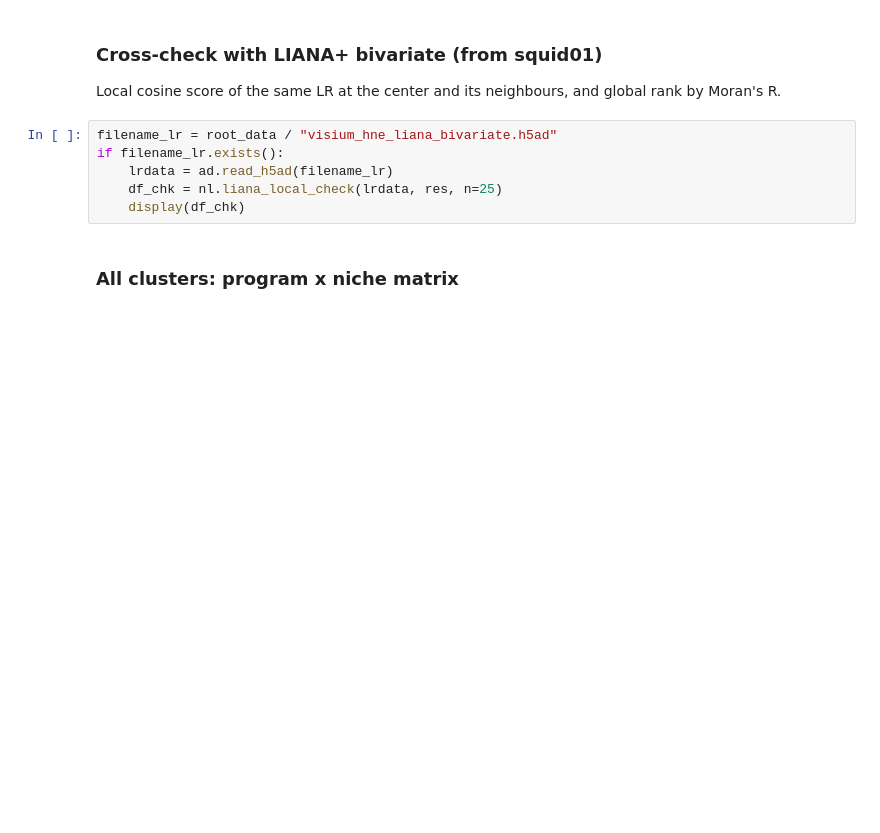
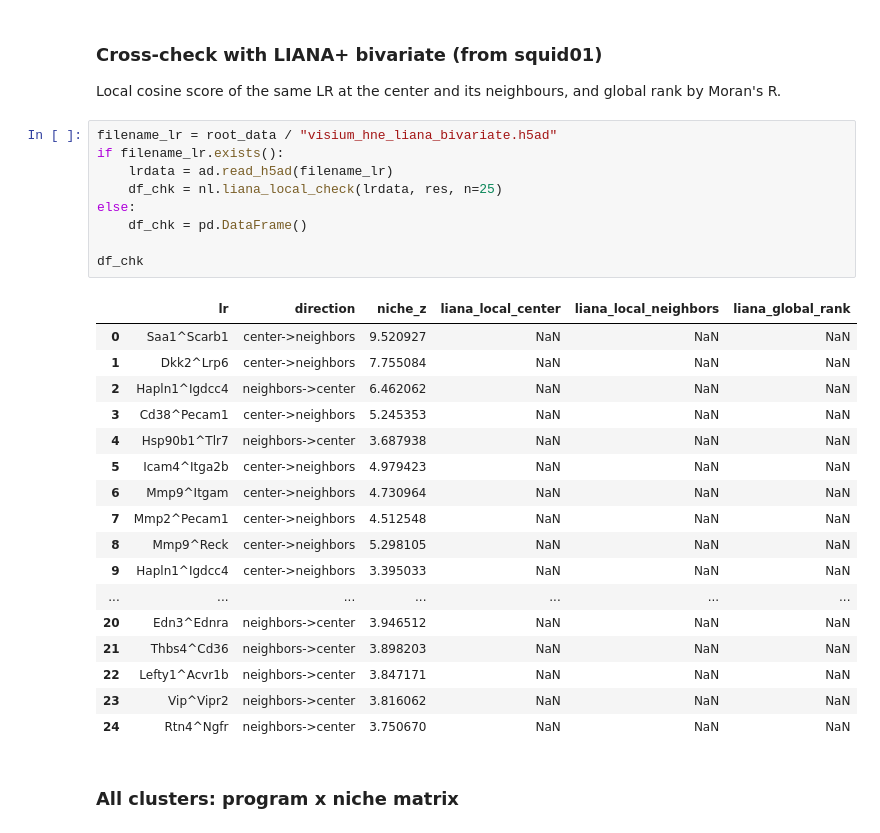
Before and after one commit to flalix/cell_cell_communication, a Jupyter notebook: notebooks/squid03_niche_LigRec_programs.ipynb, the cells around one changed output. Cells and saved outputs as stored; diff of their text form; blank space fills up the shorter version.

```diff
--- a/notebooks/squid03_niche_LigRec_programs.ipynb
+++ b/notebooks/squid03_niche_LigRec_programs.ipynb
@@ -321,9 +386,30 @@ Local cosine score of the same LR at the center and its neighbours, and global r
 # %%
 filename_lr = root_data / "visium_hne_liana_bivariate.h5ad"
 if filename_lr.exists():
     lrdata = ad.read_h5ad(filename_lr)
     df_chk = nl.liana_local_check(lrdata, res, n=25)
-    display(df_chk)
+else:
+    df_chk = pd.DataFrame()
+
+df_chk
+# %% [output]
+|  | lr | direction | niche_z | liana_local_center | liana_local_neighbors | liana_global_rank |
+| 0 | Saa1^Scarb1 | center->neighbors | 9.520927 | NaN | NaN | NaN |
+| 1 | Dkk2^Lrp6 | center->neighbors | 7.755084 | NaN | NaN | NaN |
+| 2 | Hapln1^Igdcc4 | neighbors->center | 6.462062 | NaN | NaN | NaN |
+| 3 | Cd38^Pecam1 | center->neighbors | 5.245353 | NaN | NaN | NaN |
+| 4 | Hsp90b1^Tlr7 | neighbors->center | 3.687938 | NaN | NaN | NaN |
+| 5 | Icam4^Itga2b | center->neighbors | 4.979423 | NaN | NaN | NaN |
+| 6 | Mmp9^Itgam | center->neighbors | 4.730964 | NaN | NaN | NaN |
+| 7 | Mmp2^Pecam1 | center->neighbors | 4.512548 | NaN | NaN | NaN |
+| 8 | Mmp9^Reck | center->neighbors | 5.298105 | NaN | NaN | NaN |
+| 9 | Hapln1^Igdcc4 | center->neighbors | 3.395033 | NaN | NaN | NaN |
+| ... | ... | ... | ... | ... | ... | ... |
+| 20 | Edn3^Ednra | neighbors->center | 3.946512 | NaN | NaN | NaN |
+| 21 | Thbs4^Cd36 | neighbors->center | 3.898203 | NaN | NaN | NaN |
+| 22 | Lefty1^Acvr1b | neighbors->center | 3.847171 | NaN | NaN | NaN |
+| 23 | Vip^Vipr2 | neighbors->center | 3.816062 | NaN | NaN | NaN |
+| 24 | Rtn4^Ngfr | neighbors->center | 3.750670 | NaN | NaN | NaN |
 # %% [markdown]
 ### All clusters: program x niche matrix
 # %%
```
Also changed, not shown: parts of 10 cells of this notebook, 2 other files.
